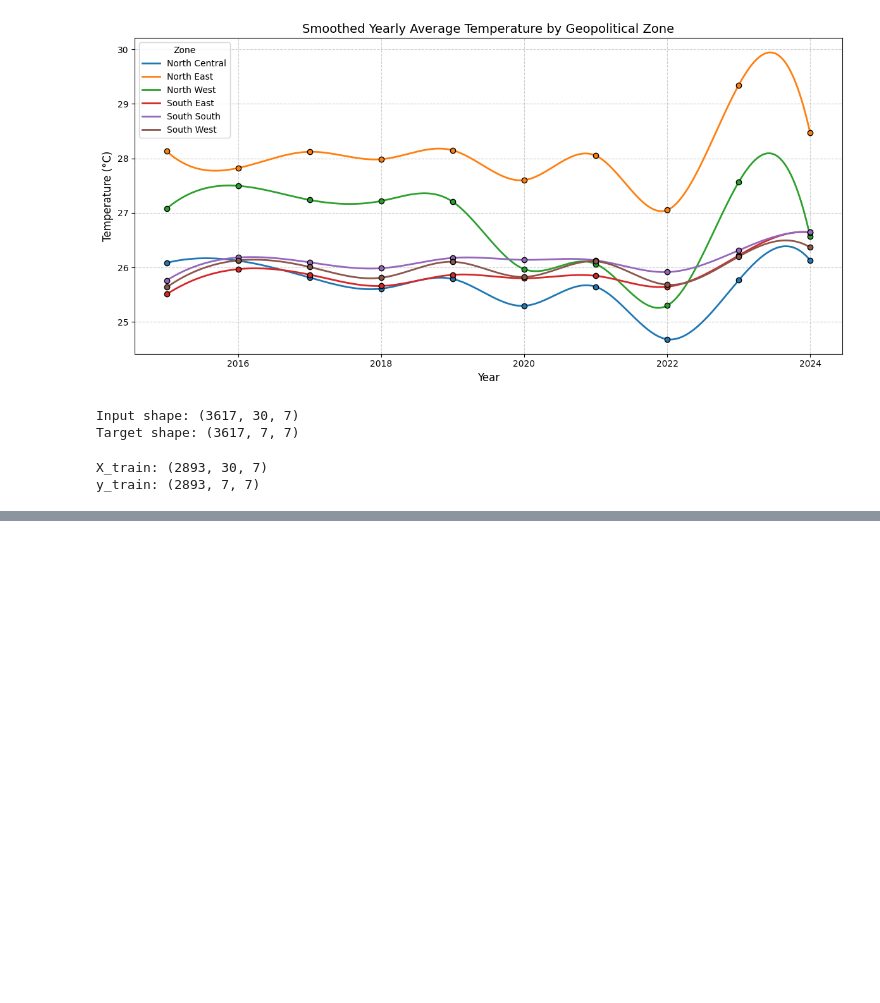
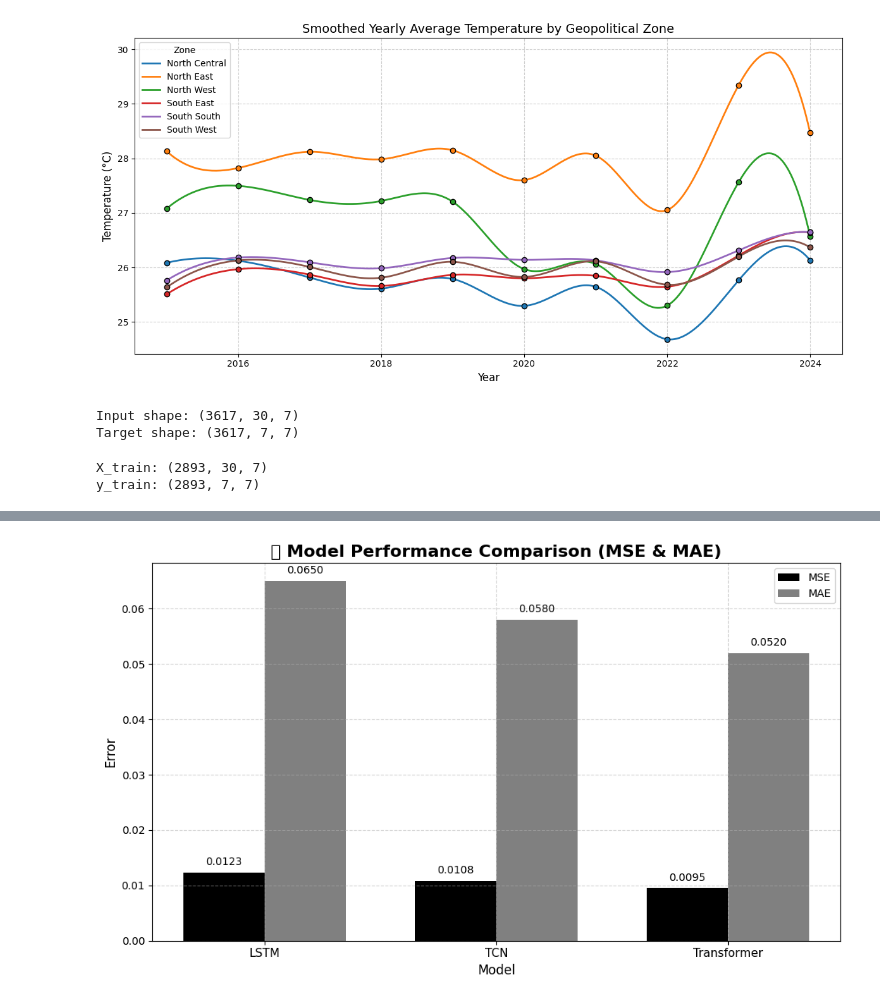
Before and after one commit to smatralph/Exchange-Rate-Forecasting-Using-TBATS-Model, a Jupyter notebook: weather-prediction.ipynb, the cells around one changed output, grey strips where cells are left out. Cells and saved outputs as stored; diff of their text form; code cells hidden in the pictures; blank space fills up the shorter version.

```diff
--- a/weather-prediction.ipynb
+++ b/weather-prediction.ipynb
@@ -750,0 +777,39 @@ plot_model(model_tf, show_shapes=True, show_layer_names=True)
+# %%
+import matplotlib.pyplot as plt
+
+# Replace with your actual results
+model_names = ['LSTM', 'TCN', 'Transformer']
+mse_scores = [0.0123, 0.0108, 0.0095]
+mae_scores = [0.065, 0.058, 0.052]
+
+x = range(len(model_names))
+width = 0.35
+
+fig, ax = plt.subplots(figsize=(10, 6))
+
+# Bars
+bars1 = ax.bar([i - width/2 for i in x], mse_scores, width=width, label='MSE', color='black')
+bars2 = ax.bar([i + width/2 for i in x], mae_scores, width=width, label='MAE', color='grey')
+
+# Add value labels on top
+for bar in bars1 + bars2:
+    height = bar.get_height()
+    ax.annotate(f'{height:.4f}',
+                xy=(bar.get_x() + bar.get_width() / 2, height),
+                xytext=(0, 5),  # vertical offset
+                textcoords="offset points",
+                ha='center', va='bottom', fontsize=10, color='black')
+
+# Labels and styling
+ax.set_title("📈 Model Performance Comparison (MSE & MAE)", fontsize=16, weight='bold')
+ax.set_xlabel("Model", fontsize=12)
+ax.set_ylabel("Error", fontsize=12)
+ax.set_xticks(x)
+ax.set_xticklabels(model_names, fontsize=11)
+ax.legend()
+ax.grid(True, linestyle='--', alpha=0.5)
+
+plt.tight_layout()
+plt.show()
+# %% [output]
+[figure, added]
```
Also changed, not shown: parts of 26 cells of this notebook.
